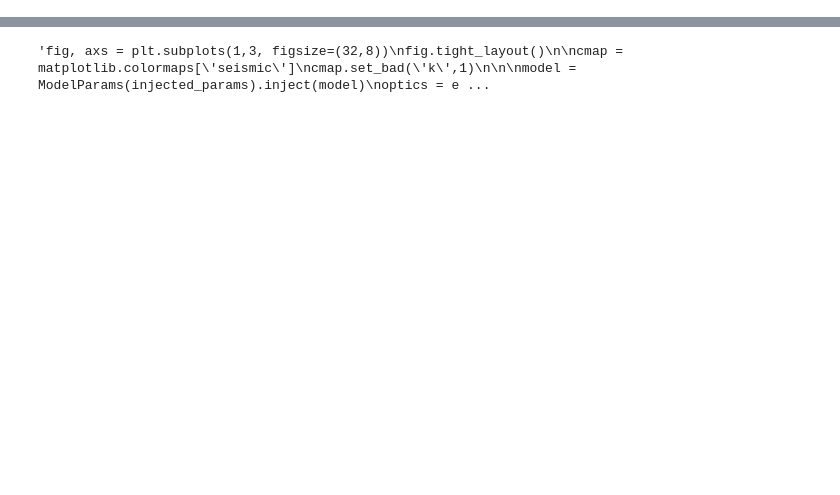
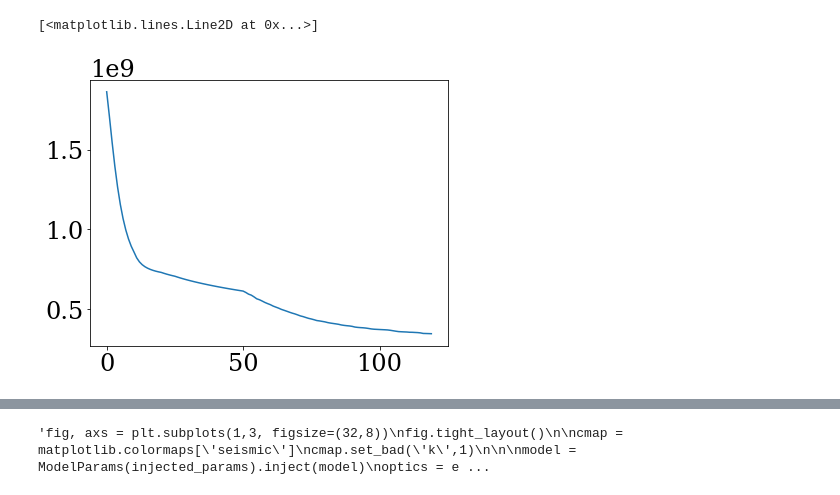
Before and after one commit to h-greer/hubble, a Jupyter notebook: notebooks/calibrator.ipynb, the cells around one changed output, grey strips where cells are left out. Drawn from its saved outputs; the diff is of its cells as text; code cells hidden in the pictures; blank space fills up the shorter version.

```diff
--- a/notebooks/calibrator.ipynb
+++ b/notebooks/calibrator.ipynb
@@ -248,6 +248,11 @@ for i in tqdm(range(120)):
 
     models.append(params)
     losses.append(loss)
+# %%
+plt.plot(losses)
+# %% [output]
+[<matplotlib.lines.Line2D at 0x...>]
+[figure, added]
 # %%
 params.params
 # %% [output]
```
Also changed, not shown: parts of 16 cells of this notebook, 2 other files.
